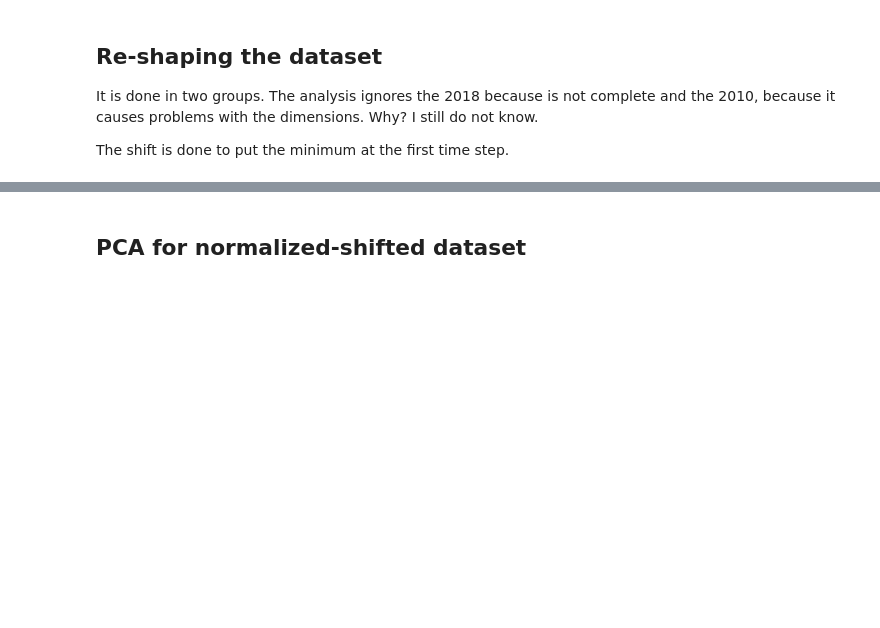
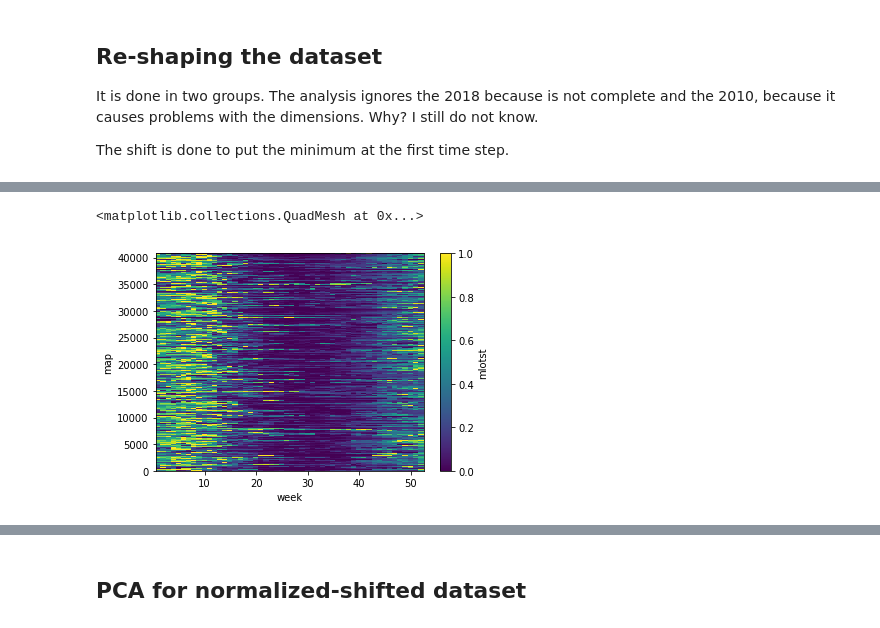
Before and after one commit to LilianG0/MLD-Project, a Jupyter notebook: Notebooks/PCA-2.ipynb, the cells around one changed output, grey strips where cells are left out. Cells and saved outputs as stored; diff of their text form; code cells hidden in the pictures; blank space fills up the shorter version.

```diff
--- a/Notebooks/PCA-2.ipynb
+++ b/Notebooks/PCA-2.ipynb
@@ -556,0 +409,7 @@ plt.show()
+# %%
+normalized_o = Normalize(new_points)
+normalized_o = normalized_o.dropna(dim='map', how='any')
+normalized_o.T.plot()
+# %% [output]
+<matplotlib.collections.QuadMesh at 0x...>
+[figure, added]
```
Also changed, not shown: parts of 145 cells of this notebook, 24 other files.
